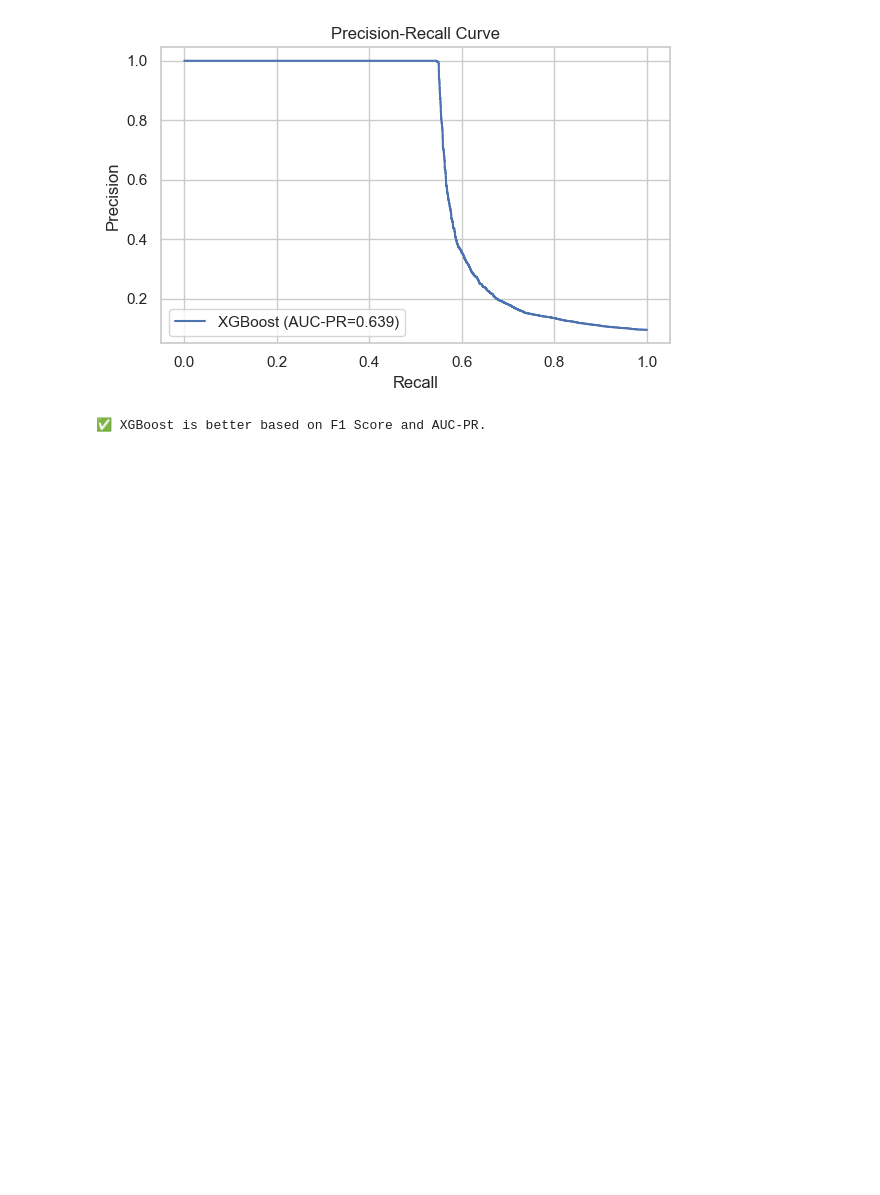
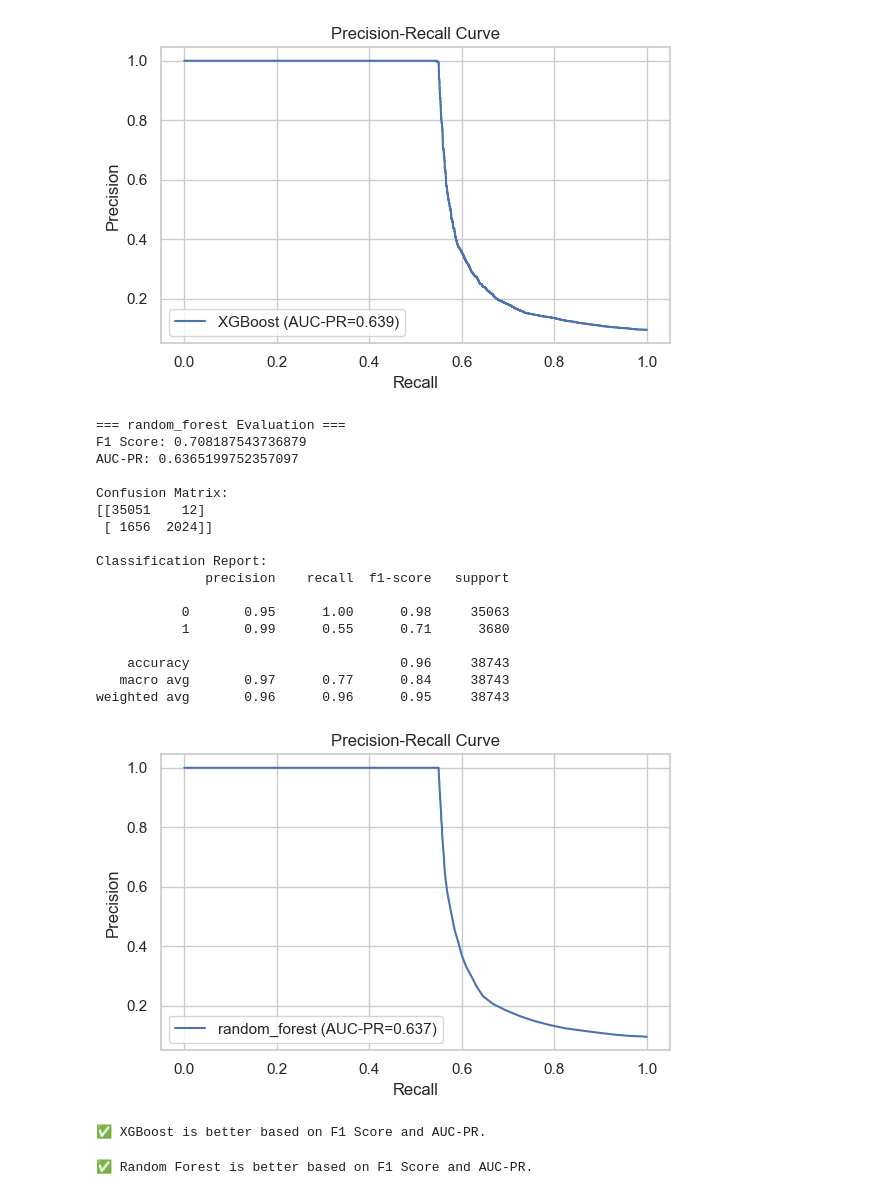
Before and after one commit to mubarek4566/Fraud-Detection-Ecommerce-Banking, a Jupyter notebook: notebooks/main.ipynb, the cells around one changed output. Cells and saved outputs as stored; diff of their text form; code cells hidden in the pictures; blank space fills up the shorter version.

Commit message:
training random forest for ensembled learning

```diff
--- a/notebooks/main.ipynb
+++ b/notebooks/main.ipynb
@@ -584,6 +584,29 @@ Classification Report:
    macro avg       0.97      0.77      0.84     38743
 weighted avg       0.96      0.96      0.95     38743
 [figure]
+# %%
+# Ensemble Model (XGBoost or Random Forest)
+ensemble_model = train_ensemble_model(X_train_final, y_train_final, model_type="random_forest")  # or 'random_forest'
+ensemble_eval = evaluate_model(ensemble_model, X_test, y_test, model_name="random_forest")
+# %% [output]
+=== random_forest Evaluation ===
+F1 Score: 0.708187543736879
+AUC-PR: 0.6365199752357097
+
+Confusion Matrix:
+[[35051    12]
+ [ 1656  2024]]
+
+Classification Report:
+              precision    recall  f1-score   support
+
+           0       0.95      1.00      0.98     35063
+           1       0.99      0.55      0.71      3680
+
+    accuracy                           0.96     38743
+   macro avg       0.97      0.77      0.84     38743
+weighted avg       0.96      0.96      0.95     38743
+[figure, added]
 # %%
 # Comparison
 if ensemble_eval["f1"] > logistic_eval["f1"]:
@@ -592,3 +615,11 @@ else:
     print("✅ Logistic Regression is better for this dataset.")
 # %% [output]
 ✅ XGBoost is better based on F1 Score and AUC-PR.
+# %%
+# Comparison
+if ensemble_eval["f1"] > logistic_eval["f1"]:
+    print("✅ Random Forest is better based on F1 Score and AUC-PR.")
+else:
+    print("✅ Logistic Regression is better for this dataset.")
+# %% [output]
+✅ Random Forest is better based on F1 Score and AUC-PR.
```
